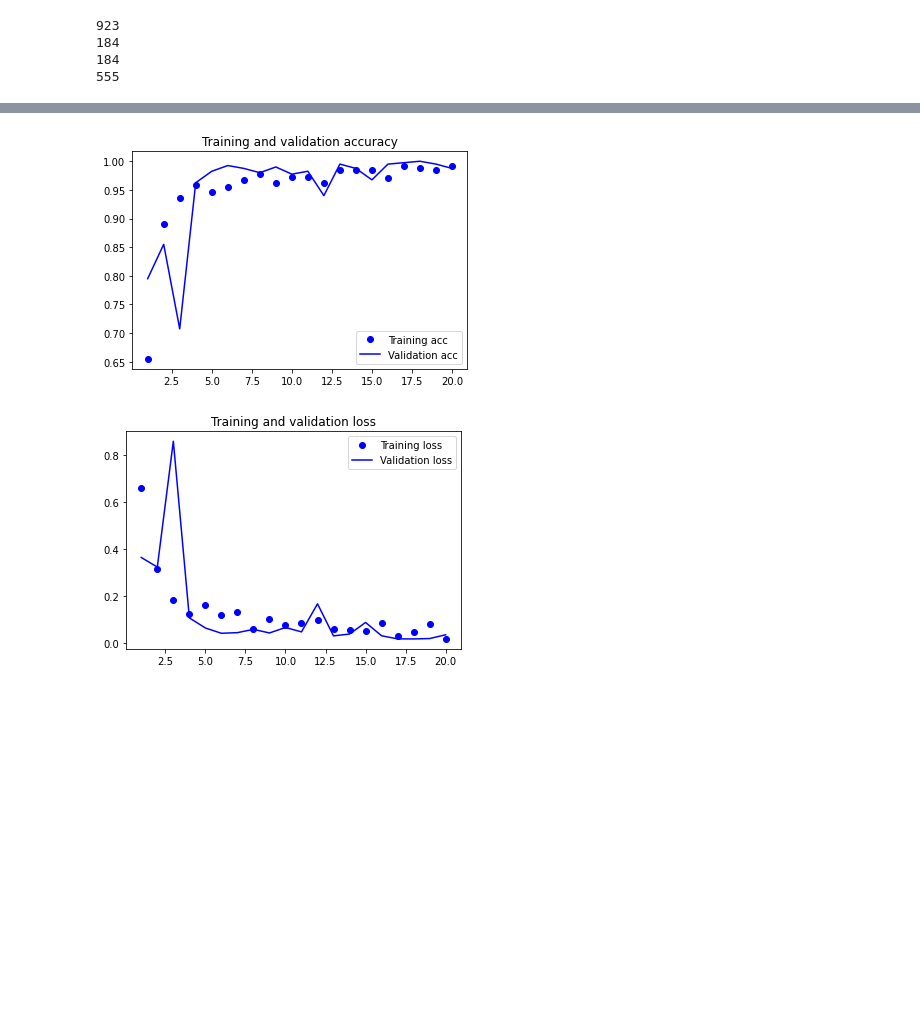
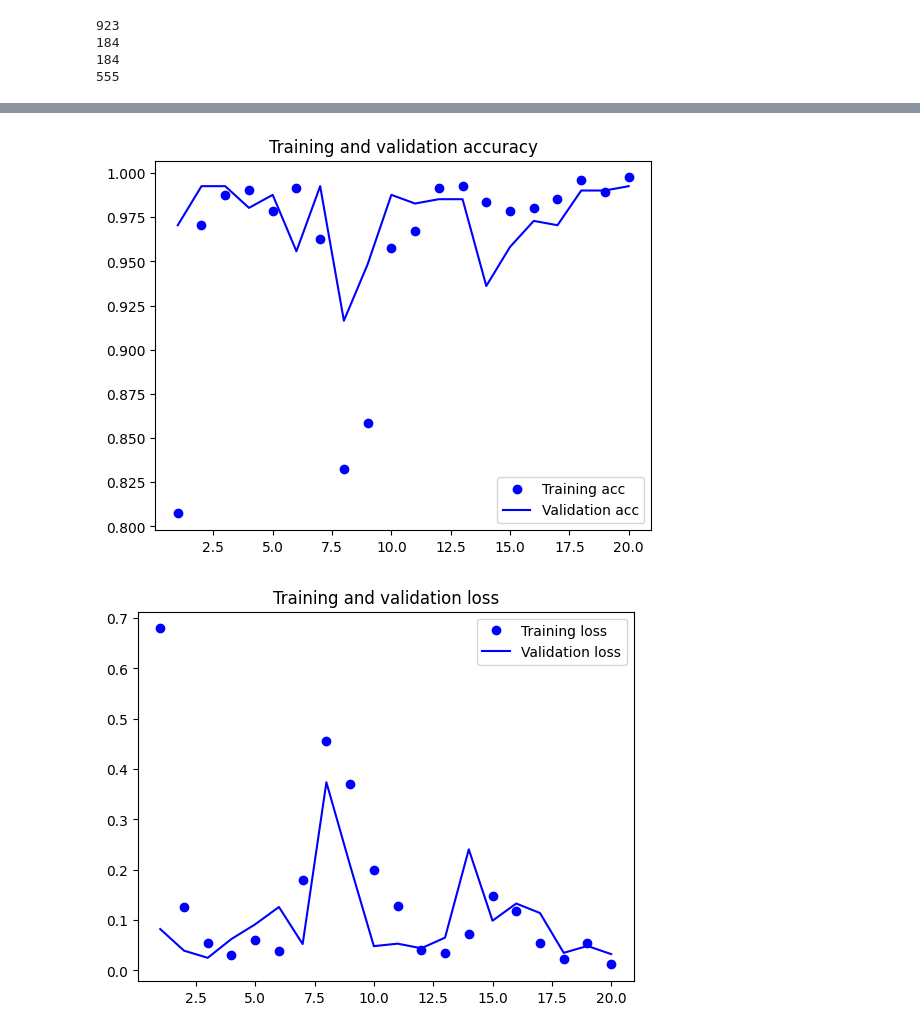
Before and after one commit to MehmetAltinkurt/Computer_Vision_Projects, a Jupyter notebook: Wheat/Wheat_Yellow_Rust.ipynb, the cells around one changed output, grey strips where cells are left out. Cells and saved outputs as stored; diff of their text form; code cells hidden in the pictures; blank space fills up the shorter version.

```diff
--- a/Wheat/Wheat_Yellow_Rust.ipynb
+++ b/Wheat/Wheat_Yellow_Rust.ipynb
@@ -326,16 +348,24 @@ Found 407 images belonging to 2 classes.
 # %%
 model = models.Sequential()
-model.add(layers.Conv2D(32, (3, 3), activation='relu',
+model.add(layers.Conv2D(64, (3, 3), activation='relu',
                         input_shape=img_size + (3,)))
 model.add(layers.MaxPooling2D((2, 2)))
-model.add(layers.Conv2D(64, (3, 3), activation='relu'))
-model.add(layers.MaxPooling2D((2, 2)))
+
 model.add(layers.Conv2D(128, (3, 3), activation='relu'))
 model.add(layers.MaxPooling2D((2, 2)))
-model.add(layers.Conv2D(128, (3, 3), activation='relu'))
+
+model.add(layers.Conv2D(256, (3, 3), activation='relu'))
 model.add(layers.MaxPooling2D((2, 2)))
+
+model.add(layers.Conv2D(256, (3, 3), activation='relu'))
+model.add(layers.MaxPooling2D((2, 2)))
+
 model.add(layers.Flatten())
+
+model.add(layers.Dense(1024, activation='relu'))
+
 model.add(layers.Dense(512, activation='relu'))
+
 model.add(layers.Dense(1, activation='sigmoid'))
 # %%
 model.summary()
@@ -359,12 +389,5 @@ Non-trainable params: 0
 _________________________________________________________________
 # %%
 model.compile(loss='binary_crossentropy',
-              optimizer=optimizers.RMSprop(lr=1e-4),
+              optimizer='adam',
               metrics=['acc'])
-# %%
-history = model.fit(
-    train_generator,
-    steps_per_epoch=20,
-    epochs=20,
-    validation_data=validation_generator,
-    validation_steps=20)
@@ -388,0 +394,6 @@ Epoch 20/20
+# %%
+model.fit(train_image_gen,
+          epochs=20,
+          steps_per_epoch=len(train_image_gen),
+          validation_data=val_image_gen,
+          validation_steps=len(val_image_gen))
@@ -389,19 +419,19 @@ Epoch 20/20
 # %%
-acc = history.history['acc']
-val_acc = history.history['val_acc']
-loss = history.history['loss']
-val_loss = history.history['val_loss']
+acc = model.history.history['acc']
+val_acc = model.history.history['val_acc']
+loss = model.history.history['loss']
+val_loss = model.history.history['val_loss']
 epochs = range(1, len(acc) + 1)
 plt.plot(epochs, acc, 'bo', label='Training acc')
 plt.plot(epochs, val_acc, 'b', label='Validation acc')
 plt.title('Training and validation accuracy')
 plt.legend()
 plt.figure()
 plt.plot(epochs, loss, 'bo', label='Training loss')
 plt.plot(epochs, val_loss, 'b', label='Validation loss')
 plt.title('Training and validation loss')
 plt.legend()
 plt.show()
 # %% [output]
-[figure, old version]
+[figure, new version]
-[figure, old version]
+[figure, new version]
```
Also changed, not shown: parts of 41 cells of this notebook.
